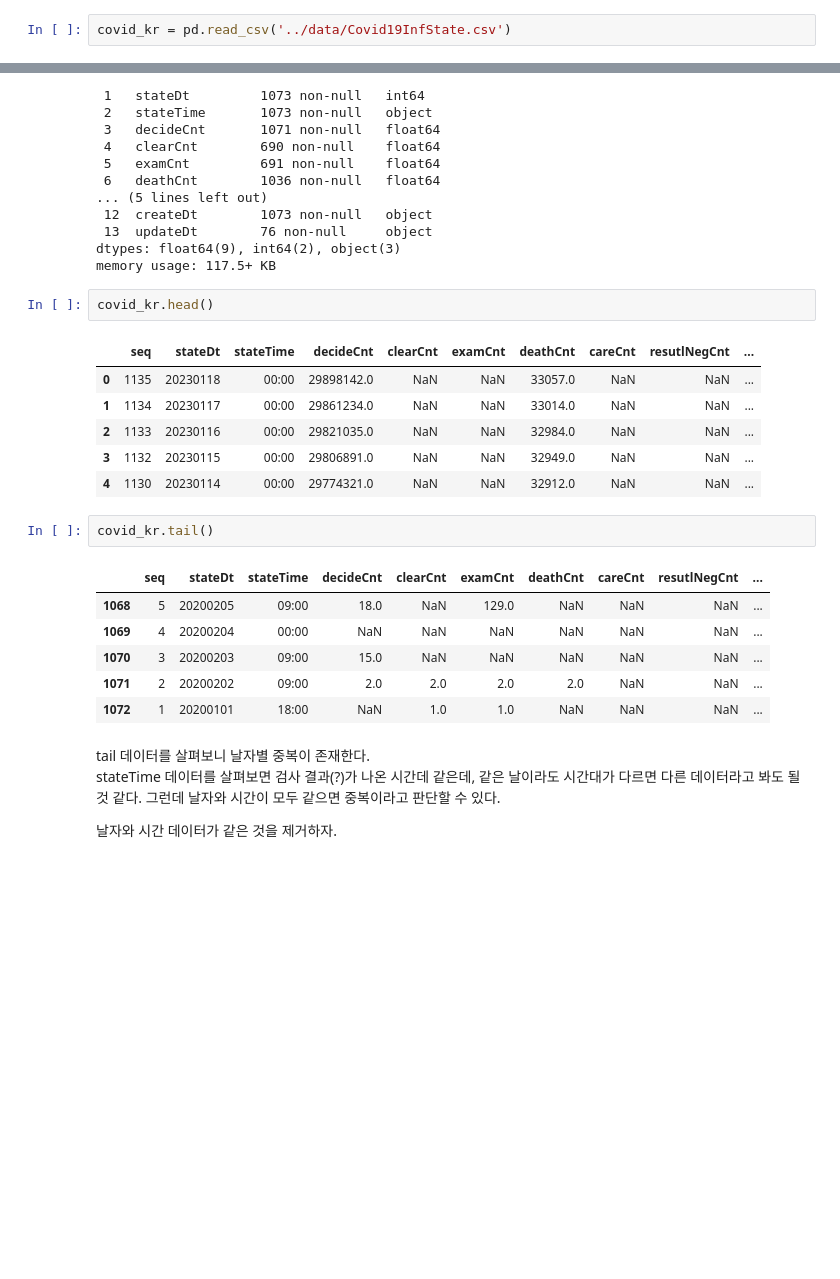
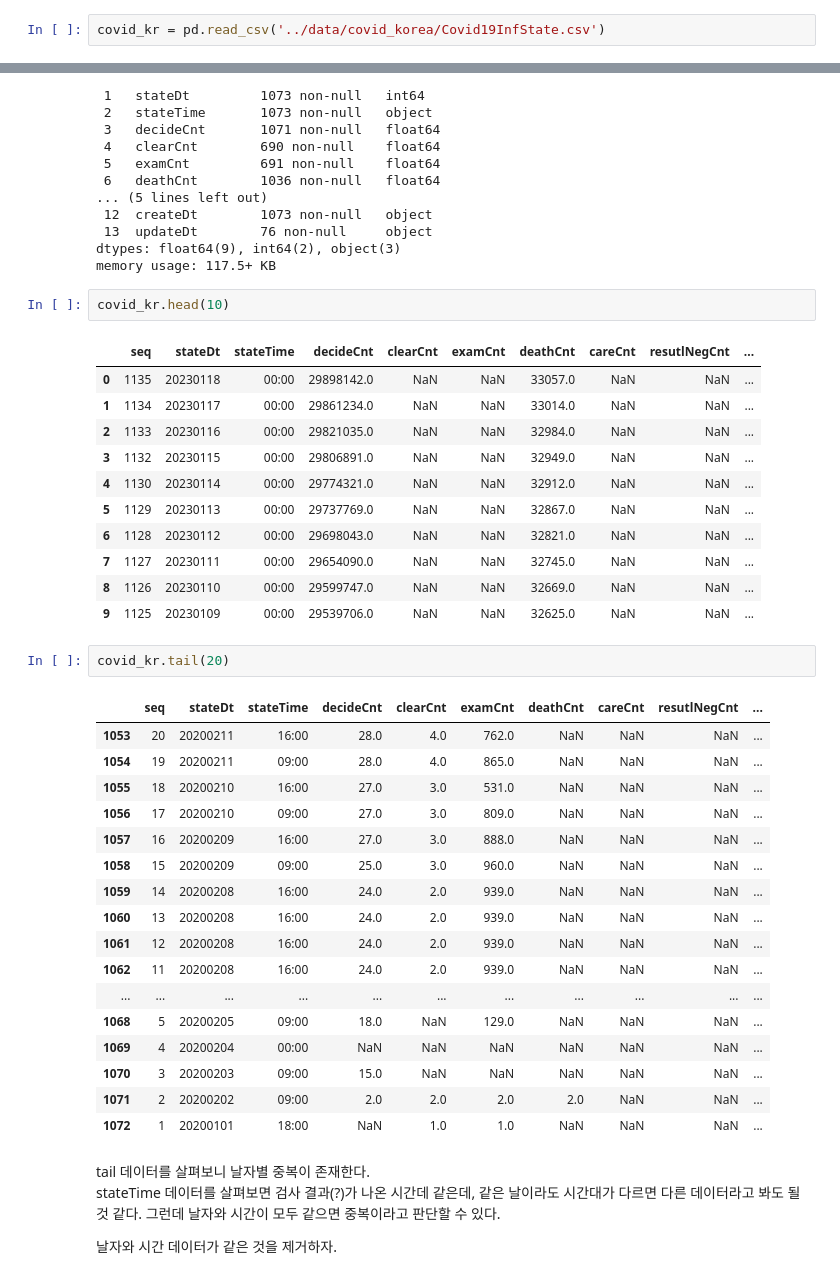
Before and after one commit to tiod0611/practice_language, a Jupyter notebook: python/TimeSeries/covid_korea/covid_korea.ipynb, the cells around one changed output, grey strips where cells are left out. Cells and saved outputs as stored; diff of their text form; blank space fills up the shorter version.

```diff
--- a/python/TimeSeries/covid_korea/covid_korea.ipynb
+++ b/python/TimeSeries/covid_korea/covid_korea.ipynb
@@ -10,7 +10,7 @@ pd.set_option('display.max_rows', None)
 
 import matplotlib.pyplot as plt
 # %%
-covid_kr = pd.read_csv('../data/Covid19InfState.csv')
+covid_kr = pd.read_csv('../data/covid_korea/Covid19InfState.csv')
 # %% [markdown]
 데이터를 불러왔으니 간단히 데이터를 살펴보자..
 # %%
@@ -34,7 +34,7 @@ Data columns (total 14 columns):
 dtypes: float64(9), int64(2), object(3)
 memory usage: 117.5+ KB
 # %%
-covid_kr.head()
+covid_kr.head(10)
 # %% [output]
 |  | seq | stateDt | stateTime | decideCnt | clearCnt | examCnt | deathCnt | careCnt | resutlNegCnt | ... |
 | 0 | 1135 | 20230118 | 00:00 | 29898142.0 | NaN | NaN | 33057.0 | NaN | NaN | ... |
@@ -42,10 +42,26 @@ covid_kr.head()
 | 2 | 1133 | 20230116 | 00:00 | 29821035.0 | NaN | NaN | 32984.0 | NaN | NaN | ... |
 | 3 | 1132 | 20230115 | 00:00 | 29806891.0 | NaN | NaN | 32949.0 | NaN | NaN | ... |
 | 4 | 1130 | 20230114 | 00:00 | 29774321.0 | NaN | NaN | 32912.0 | NaN | NaN | ... |
+| 5 | 1129 | 20230113 | 00:00 | 29737769.0 | NaN | NaN | 32867.0 | NaN | NaN | ... |
+| 6 | 1128 | 20230112 | 00:00 | 29698043.0 | NaN | NaN | 32821.0 | NaN | NaN | ... |
+| 7 | 1127 | 20230111 | 00:00 | 29654090.0 | NaN | NaN | 32745.0 | NaN | NaN | ... |
+| 8 | 1126 | 20230110 | 00:00 | 29599747.0 | NaN | NaN | 32669.0 | NaN | NaN | ... |
+| 9 | 1125 | 20230109 | 00:00 | 29539706.0 | NaN | NaN | 32625.0 | NaN | NaN | ... |
 # %%
-covid_kr.tail()
+covid_kr.tail(20)
 # %% [output]
 |  | seq | stateDt | stateTime | decideCnt | clearCnt | examCnt | deathCnt | careCnt | resutlNegCnt | ... |
+| 1053 | 20 | 20200211 | 16:00 | 28.0 | 4.0 | 762.0 | NaN | NaN | NaN | ... |
+| 1054 | 19 | 20200211 | 09:00 | 28.0 | 4.0 | 865.0 | NaN | NaN | NaN | ... |
+| 1055 | 18 | 20200210 | 16:00 | 27.0 | 3.0 | 531.0 | NaN | NaN | NaN | ... |
+| 1056 | 17 | 20200210 | 09:00 | 27.0 | 3.0 | 809.0 | NaN | NaN | NaN | ... |
+| 1057 | 16 | 20200209 | 16:00 | 27.0 | 3.0 | 888.0 | NaN | NaN | NaN | ... |
+| 1058 | 15 | 20200209 | 09:00 | 25.0 | 3.0 | 960.0 | NaN | NaN | NaN | ... |
+| 1059 | 14 | 20200208 | 16:00 | 24.0 | 2.0 | 939.0 | NaN | NaN | NaN | ... |
+| 1060 | 13 | 20200208 | 16:00 | 24.0 | 2.0 | 939.0 | NaN | NaN | NaN | ... |
+| 1061 | 12 | 20200208 | 16:00 | 24.0 | 2.0 | 939.0 | NaN | NaN | NaN | ... |
+| 1062 | 11 | 20200208 | 16:00 | 24.0 | 2.0 | 939.0 | NaN | NaN | NaN | ... |
+| ... | ... | ... | ... | ... | ... | ... | ... | ... | ... | ... |
 | 1068 | 5 | 20200205 | 09:00 | 18.0 | NaN | 129.0 | NaN | NaN | NaN | ... |
 | 1069 | 4 | 20200204 | 00:00 | NaN | NaN | NaN | NaN | NaN | NaN | ... |
 | 1070 | 3 | 20200203 | 09:00 | 15.0 | NaN | NaN | NaN | NaN | NaN | ... |
```
Also changed, not shown: parts of 19 cells of this notebook, 1 other file.
